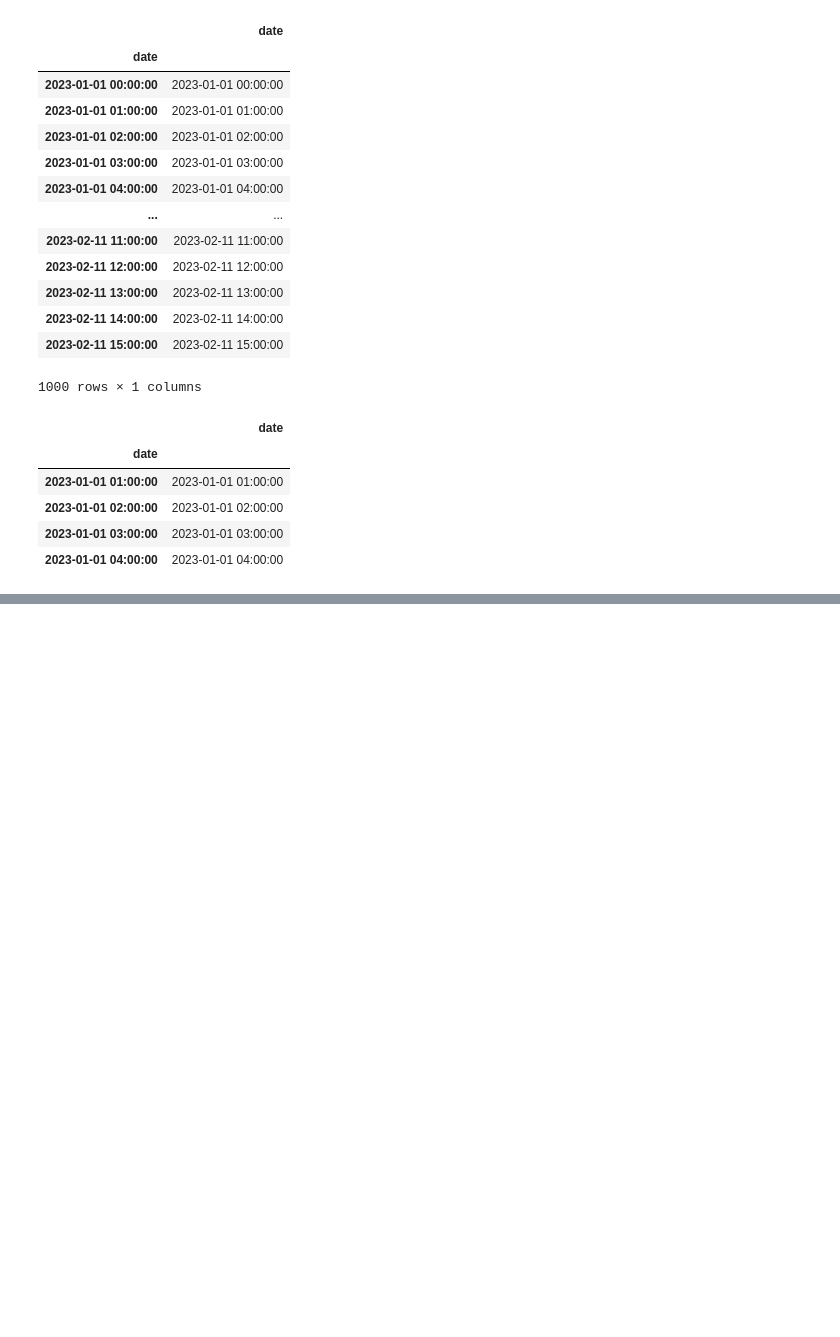
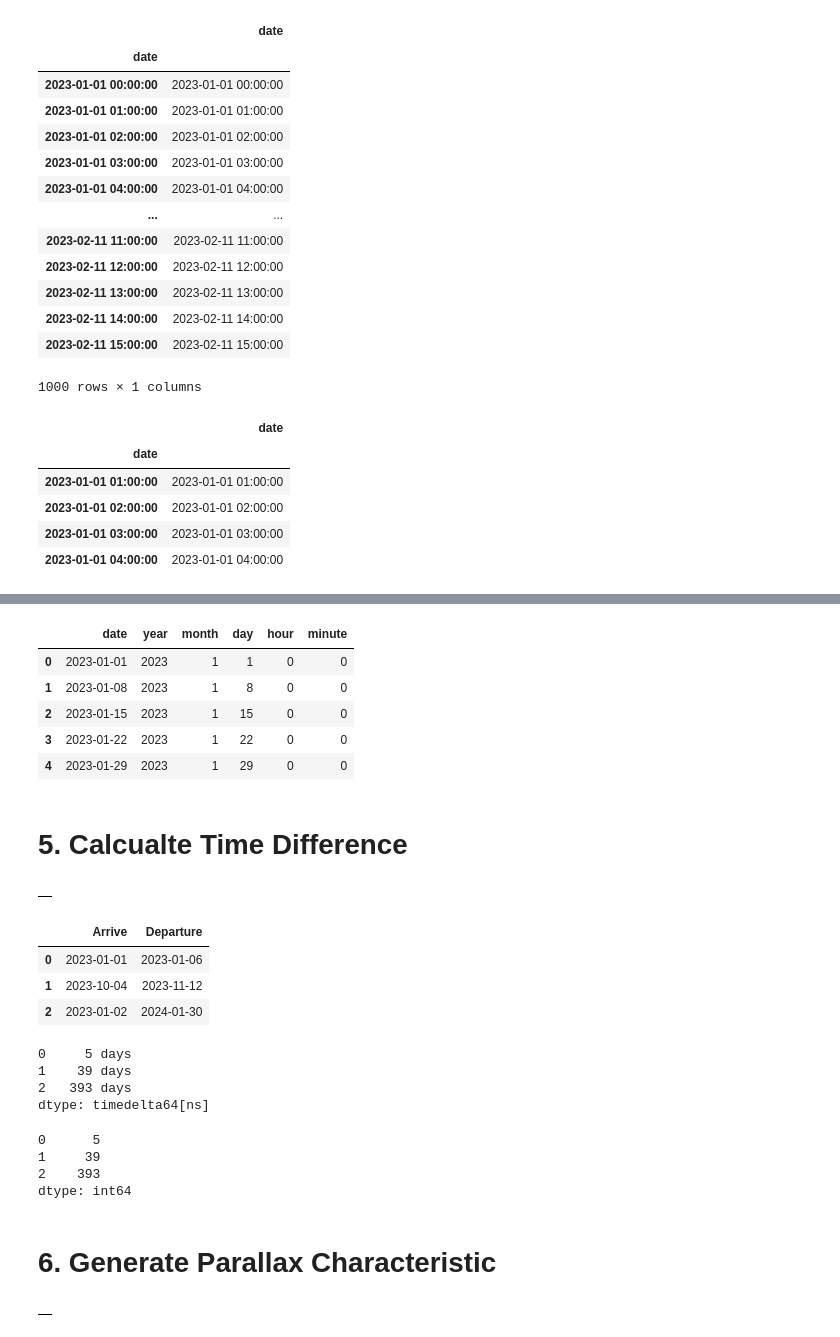
Before and after one commit to thegeekcat/learn-to-code, a Jupyter notebook: python/image-processing/Image Data Pre-Processing - 04. Time.ipynb, the cells around one changed output, grey strips where cells are left out. Cells and saved outputs as stored; diff of their text form; code cells hidden in the pictures; blank space fills up the shorter version.

Commit message:
Image Data Pre-Processing - 04. Time

```diff
--- a/python/image-processing/Image Data Pre-Processing - 04. Time.ipynb
+++ b/python/image-processing/Image Data Pre-Processing - 04. Time.ipynb
@@ -189,0 +195,5 @@ temp
+# %%
+# Create an empty dataframe
+dateframe = pd.DataFrame()
+
+dateframe
@@ -189,0 +202,5 @@ temp
+# %%
+# Generate date data
+dateframe['date'] = pd.date_range('2023-01-01', periods=5, freq='W')
+
+dateframe
@@ -189,0 +214,18 @@ temp
+# %%
+# Create columns for Year, Month, Day, Hour, Minute
+dateframe['year'] = dateframe['date'].dt.year
+dateframe['month'] = dateframe['date'].dt.month
+dateframe['day'] = dateframe['date'].dt.day
+dateframe['hour'] = dateframe['date'].dt.hour
+dateframe['minute'] = dateframe['date'].dt.minute
+
+dateframe
+# %% [output]
+|  | date | year | month | day | hour | minute |
+| 0 | 2023-01-01 | 2023 | 1 | 1 | 0 | 0 |
+| 1 | 2023-01-08 | 2023 | 1 | 8 | 0 | 0 |
+| 2 | 2023-01-15 | 2023 | 1 | 15 | 0 | 0 |
+| 3 | 2023-01-22 | 2023 | 1 | 22 | 0 | 0 |
+| 4 | 2023-01-29 | 2023 | 1 | 29 | 0 | 0 |
+# %% [markdown]
+# 5. Calcualte Time Difference
@@ -189,0 +235,36 @@ temp
+# %%
+# Create a dataframe
+date_frame = pd.DataFrame()
+
+date_frame
+# %% [output]
+|  |
+# %%
+# Generate data
+date_frame['Arrive'] = [pd.Timestamp('2023-01-01'), pd.Timestamp('2023-10-04'), pd.Timestamp('2023-01-02')]
+date_frame['Departure'] = [pd.Timestamp('2023-01-06'), pd.Timestamp('2023-11-12'), pd.Timestamp('2024-01-30')]
+
+date_frame
+# %% [output]
+|  | Arrive | Departure |
+| 0 | 2023-01-01 | 2023-01-06 |
+| 1 | 2023-10-04 | 2023-11-12 |
+| 2 | 2023-01-02 | 2024-01-30 |
+# %%
+# Calculate time difference 1
+date_frame['Departure'] - date_frame['Arrive']
+# %% [output]
+0     5 days
+1    39 days
+2   393 days
+dtype: timedelta64[ns]
+# %%
+# Calculate time difference 2
+pd.Series(delta.days for delta in (date_frame['Departure'] - date_frame['Arrive']))
+# %% [output]
+0      5
+1     39
+2    393
+dtype: int64
+# %% [markdown]
+# 6. Generate Parallax Characteristic
@@ -189,0 +274,7 @@ temp
+# %%
+# Create a dataframe
+dateframe = pd.DataFrame()
+
+dateframe
+# %% [output]
+|  |
```
Also changed, not shown: parts of 20 cells of this notebook.
